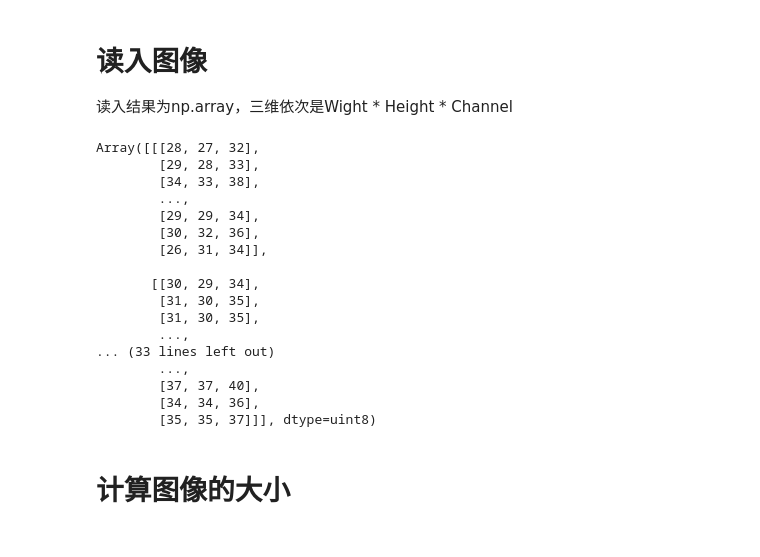
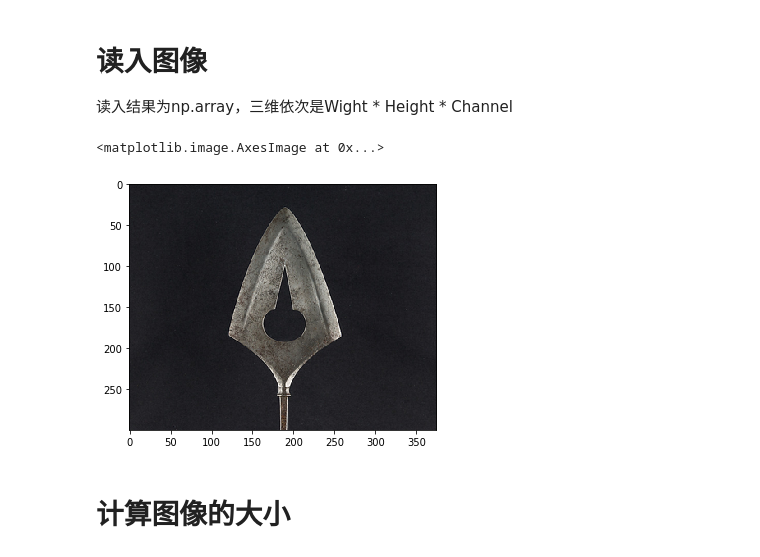
Before and after one commit to windmissing/programming_basics_for_ML, a Jupyter notebook: jupyter/skimage/skimage.ipynb, the cells around one changed output. Drawn from its saved outputs; the diff is of its cells as text; code cells hidden in the pictures.

```diff
--- a/jupyter/skimage/skimage.ipynb
+++ b/jupyter/skimage/skimage.ipynb
@@ -4,25 +4,11 @@
 读入结果为np.array，三维依次是Wight * Height * Channel
 # %%
 import skimage.io as io
-io.imread("file/000040d66f14ced4cdd18cd95d91800f.png")
+img = io.imread("file/000040d66f14ced4cdd18cd95d91800f.png")
+io.imshow(img)
 # %% [output]
-Array([[[28, 27, 32],
-        [29, 28, 33],
-        [34, 33, 38],
-        ...,
-        [29, 29, 34],
-        [30, 32, 36],
-        [26, 31, 34]],
-
-       [[30, 29, 34],
-        [31, 30, 35],
-        [31, 30, 35],
-        ...,
-... (33 lines left out)
-        ...,
-        [37, 37, 40],
-        [34, 34, 36],
-        [35, 35, 37]]], dtype=uint8)
+<matplotlib.image.AxesImage at 0x...>
+[figure, added]
 # %% [markdown]
 # 计算图像的大小
 # %%
```
Also changed, not shown: 18 other files.
